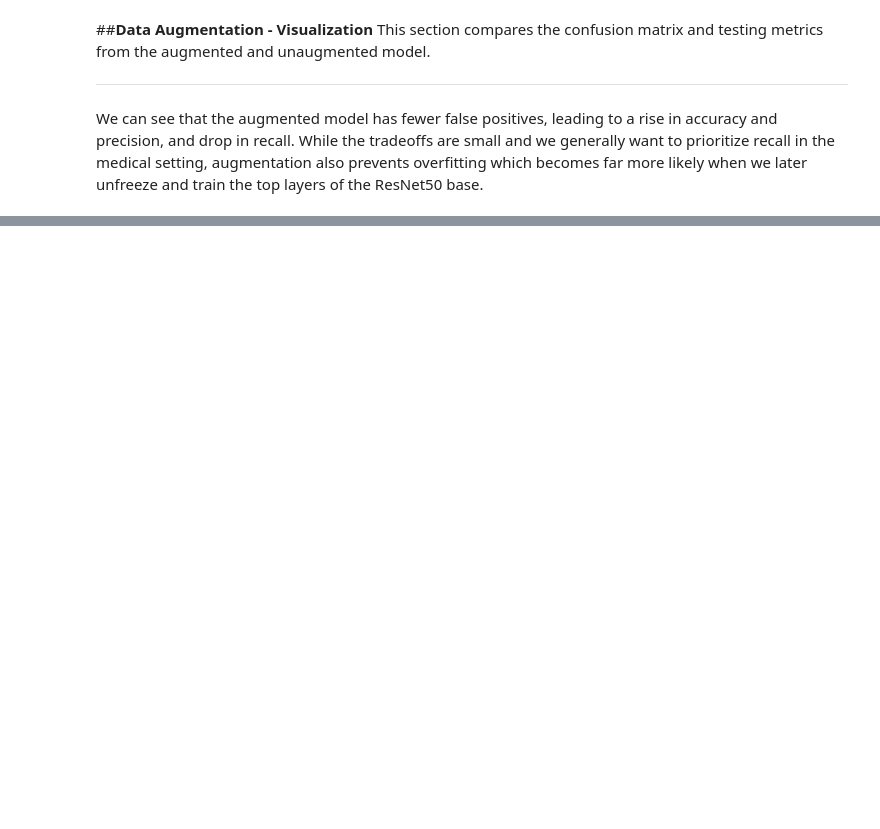
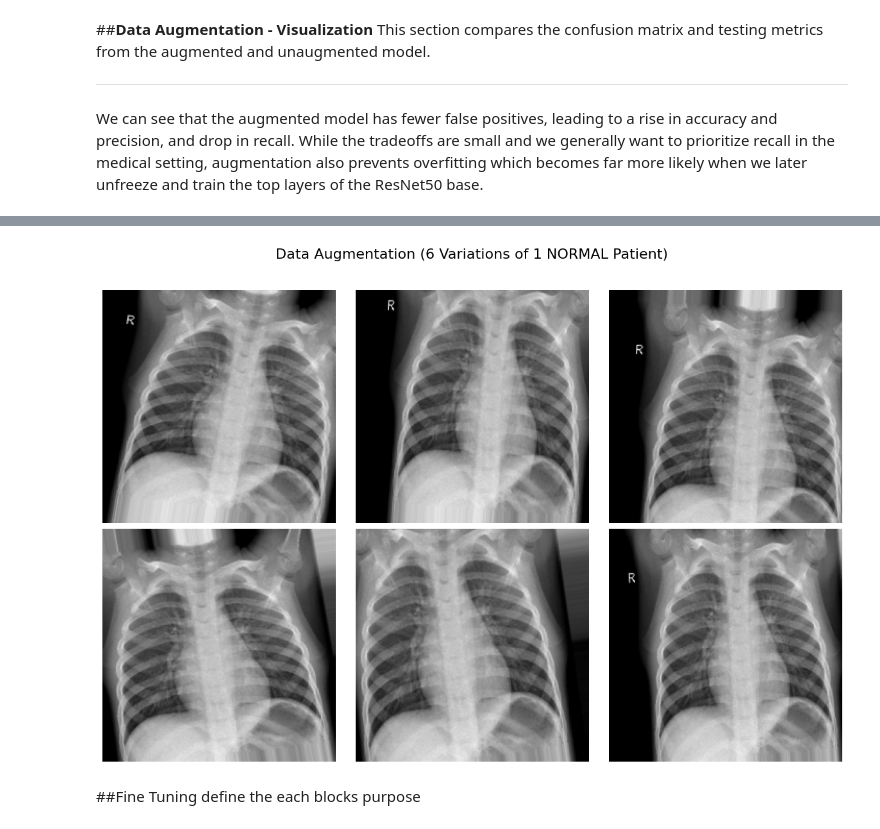
Before and after one commit to arbutler2003/Pneuomonia-Detection-CNN, a Jupyter notebook: chest_xray_pneumonia_detection.ipynb, the cells around one changed output, grey strips where cells are left out. Saved outputs shown, nothing was run; the diff lists cells and outputs as text; code cells hidden in the pictures; blank space fills up the shorter version.

```diff
--- a/chest_xray_pneumonia_detection.ipynb
+++ b/chest_xray_pneumonia_detection.ipynb
@@ -784,0 +735,41 @@ shutil.copy('best_augmented_model.keras', GOOGLE_DRIVE_PATH)
+# %%
+import matplotlib.pyplot as plt
+import numpy as np
+
+# 1. Grab a single batch of UN-augmented images
+sample_images, sample_labels = next(train_generator)
+base_image = sample_images[0]
+base_label = "PNEUMONIA" if sample_labels[0] == 1.0 else "NORMAL"
+
+# 2. Set up a 2x3 plot (2 rows, 3 columns) and a wider figsize
+fig, axes = plt.subplots(2, 3, figsize=(12, 8))
+
+# Only loop 6 times to fill the new grid
+for i in range(6):
+    row = i // 3
+    col = i % 3
+
+    # 3. Apply a random transformation using our augmentation rules
+    aug_img = train_datagen_aug.random_transform(base_image)
+
+    # 4. Deprocess the image so it looks like a standard X-ray for human viewing
+    display_img = aug_img.copy()
+    display_img[..., 0] += 103.939
+    display_img[..., 1] += 116.779
+    display_img[..., 2] += 123.68
+    display_img = display_img[..., ::-1]
+    display_img = np.clip(display_img, 0, 255) / 255.0
+
+    # 5. Plot the warped image
+    axes[row, col].imshow(display_img)
+    axes[row, col].axis('off')
+
+# Updated the title to say 6 Variations
+plt.suptitle(f"Data Augmentation (6 Variations of 1 {base_label} Patient)", fontsize=16, y=1.02)
+plt.tight_layout()
+plt.show()
+# %% [output]
+[figure, added]
+# %% [markdown]
+##Fine Tuning
+define the each blocks purpose
```
Also changed, not shown: parts of 24 cells of this notebook.
